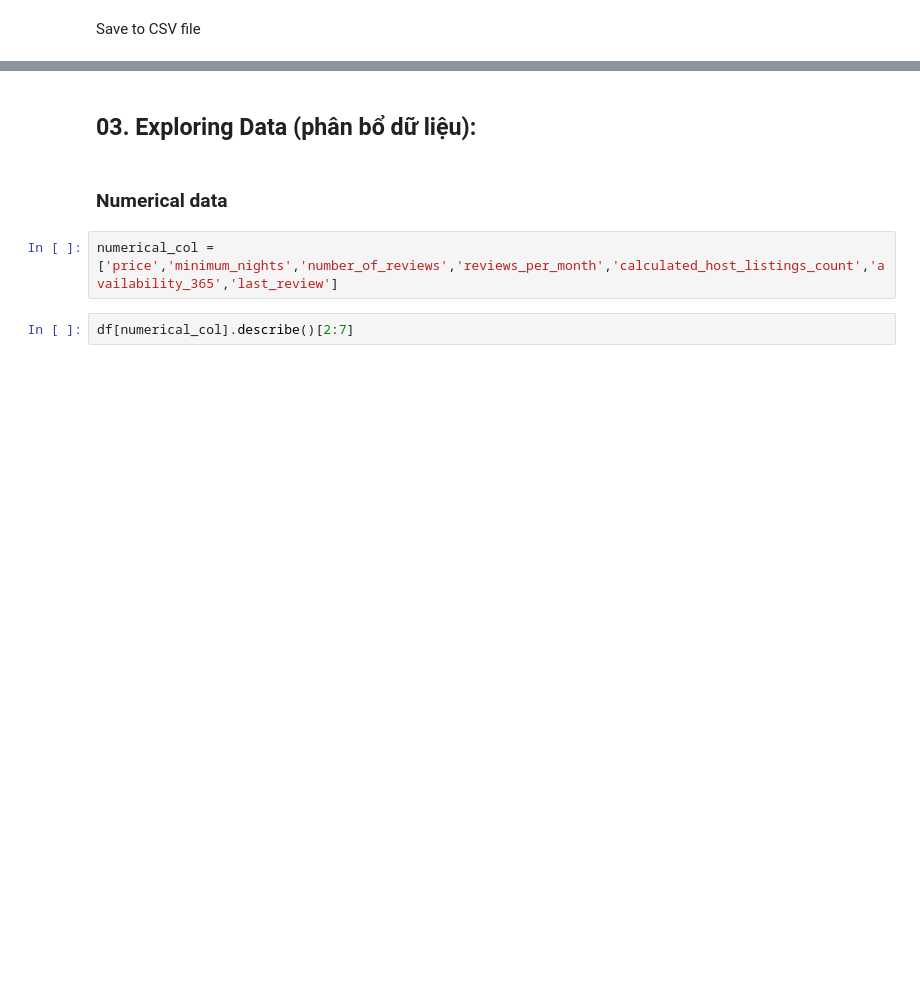
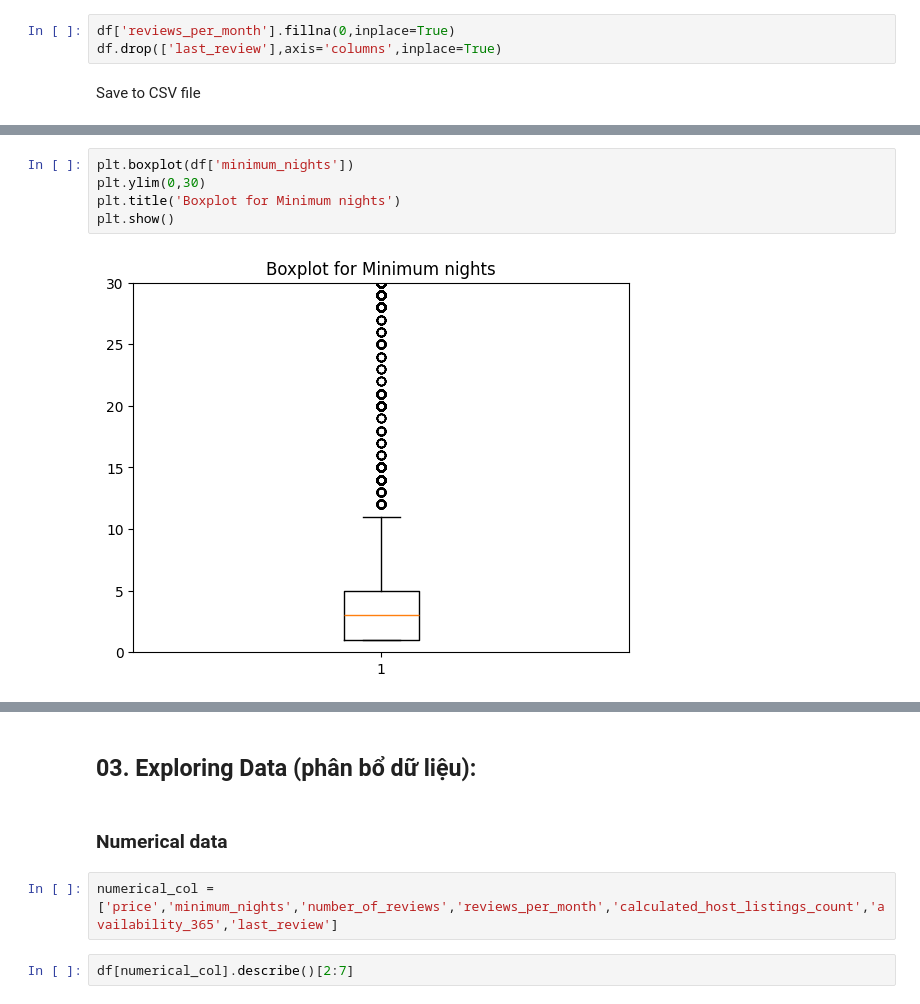
Before and after one commit to Gabien21/CSC17104_P4DS_final_project, a Jupyter notebook: Project/2_Exploring_and_preprocessing_data.ipynb, the cells around one changed output, grey strips where cells are left out. Saved outputs shown, nothing was run; the diff lists cells and outputs as text; blank space fills up the shorter version.

```diff
--- a/Project/2_Exploring_and_preprocessing_data.ipynb
+++ b/Project/2_Exploring_and_preprocessing_data.ipynb
@@ -141,2 +151,5 @@ Handle missing value
+# %%
+df['reviews_per_month'].fillna(0,inplace=True)
+df.drop(['last_review'],axis='columns',inplace=True)
 # %% [markdown]
 Save to CSV file
@@ -142,0 +202,7 @@ Save to CSV file
+# %%
+plt.boxplot(df['minimum_nights'])
+plt.ylim(0,30)
+plt.title('Boxplot for Minimum nights')
+plt.show()
+# %% [output]
+[figure, added]
```
Also changed, not shown: parts of 16 cells of this notebook.
